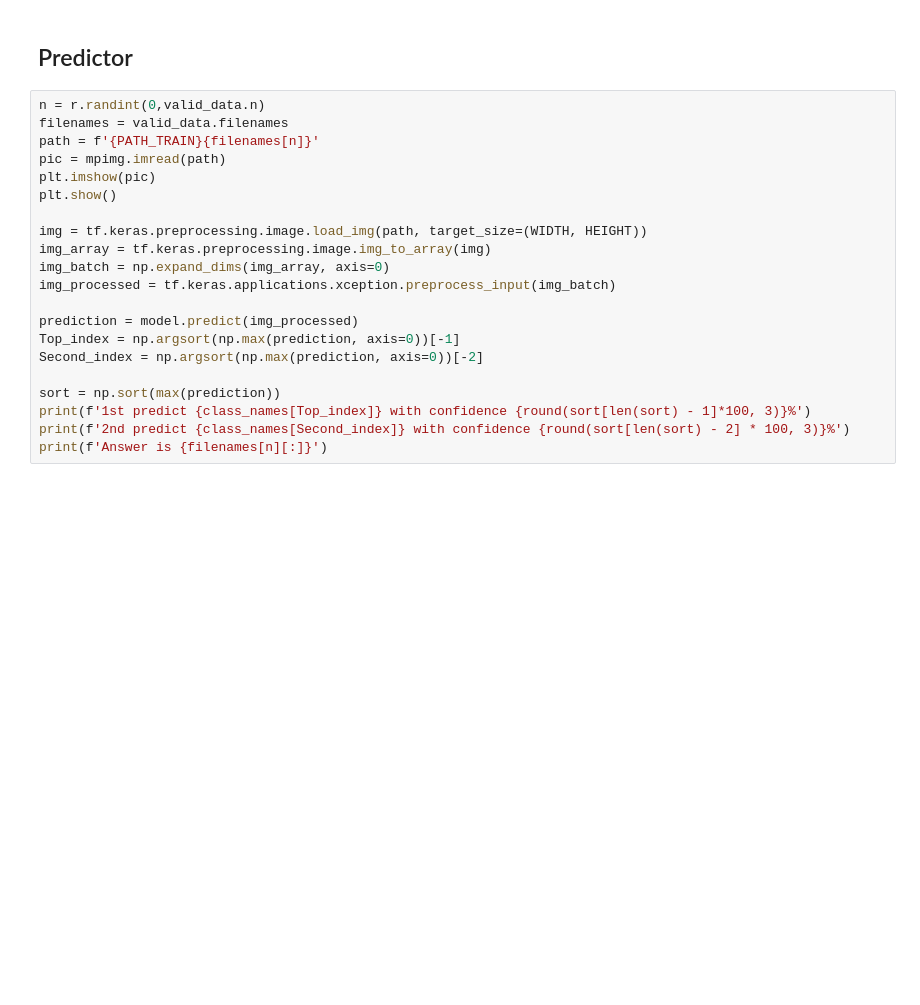
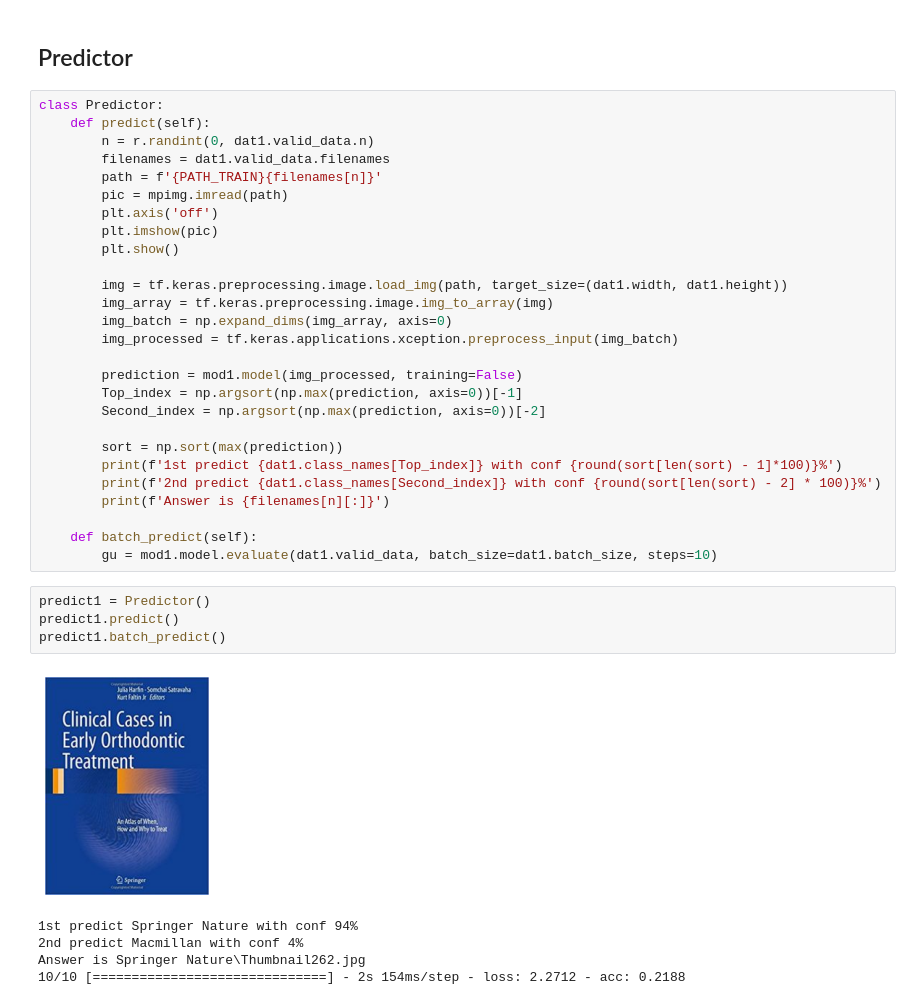
Before and after one commit to Timclewis/PublisherIdetification, a Jupyter notebook: PublisherIdentify.ipynb, the cells around one changed output. Cells and saved outputs as stored; diff of their text form; blank space fills up the shorter version.

```diff
--- a/PublisherIdentify.ipynb
+++ b/PublisherIdentify.ipynb
@@ -261,23 +221,39 @@ plt.show()
 # %% [markdown]
 ## Predictor
 # %%
-n = r.randint(0,valid_data.n)
-filenames = valid_data.filenames
-path = f'{PATH_TRAIN}{filenames[n]}'
-pic = mpimg.imread(path)
-plt.imshow(pic)
-plt.show()
+class Predictor:
+    def predict(self):
+        n = r.randint(0, dat1.valid_data.n)
+        filenames = dat1.valid_data.filenames
+        path = f'{PATH_TRAIN}{filenames[n]}'
+        pic = mpimg.imread(path)
+        plt.axis('off')
+        plt.imshow(pic)
+        plt.show()
 
-img = tf.keras.preprocessing.image.load_img(path, target_size=(WIDTH, HEIGHT))
-img_array = tf.keras.preprocessing.image.img_to_array(img)
-img_batch = np.expand_dims(img_array, axis=0)
-img_processed = tf.keras.applications.xception.preprocess_input(img_batch)
+        img = tf.keras.preprocessing.image.load_img(path, target_size=(dat1.width, dat1.height))
+        img_array = tf.keras.preprocessing.image.img_to_array(img)
+        img_batch = np.expand_dims(img_array, axis=0)
+        img_processed = tf.keras.applications.xception.preprocess_input(img_batch)
 
-prediction = model.predict(img_processed)
-Top_index = np.argsort(np.max(prediction, axis=0))[-1]
-Second_index = np.argsort(np.max(prediction, axis=0))[-2]
+        prediction = mod1.model(img_processed, training=False)
+        Top_index = np.argsort(np.max(prediction, axis=0))[-1]
+        Second_index = np.argsort(np.max(prediction, axis=0))[-2]
 
-sort = np.sort(max(prediction))
-print(f'1st predict {class_names[Top_index]} with confidence {round(sort[len(sort) - 1]*100, 3)}%')
-print(f'2nd predict {class_names[Second_index]} with confidence {round(sort[len(sort) - 2] * 100, 3)}%')
-print(f'Answer is {filenames[n][:]}')
+        sort = np.sort(max(prediction))
+        print(f'1st predict {dat1.class_names[Top_index]} with conf {round(sort[len(sort) - 1]*100)}%')
+        print(f'2nd predict {dat1.class_names[Second_index]} with conf {round(sort[len(sort) - 2] * 100)}%')
+        print(f'Answer is {filenames[n][:]}')
+
+    def batch_predict(self):
+        gu = mod1.model.evaluate(dat1.valid_data, batch_size=dat1.batch_size, steps=10)
+# %%
+predict1 = Predictor()
+predict1.predict()
+predict1.batch_predict()
+# %% [output]
+[figure, added]
+1st predict Springer Nature with conf 94%
+2nd predict Macmillan with conf 4%
+Answer is Springer Nature\Thumbnail262.jpg
+10/10 [==============================] - 2s 154ms/step - loss: 2.2712 - acc: 0.2188
```
Also changed, not shown: parts of 13 cells of this notebook.
